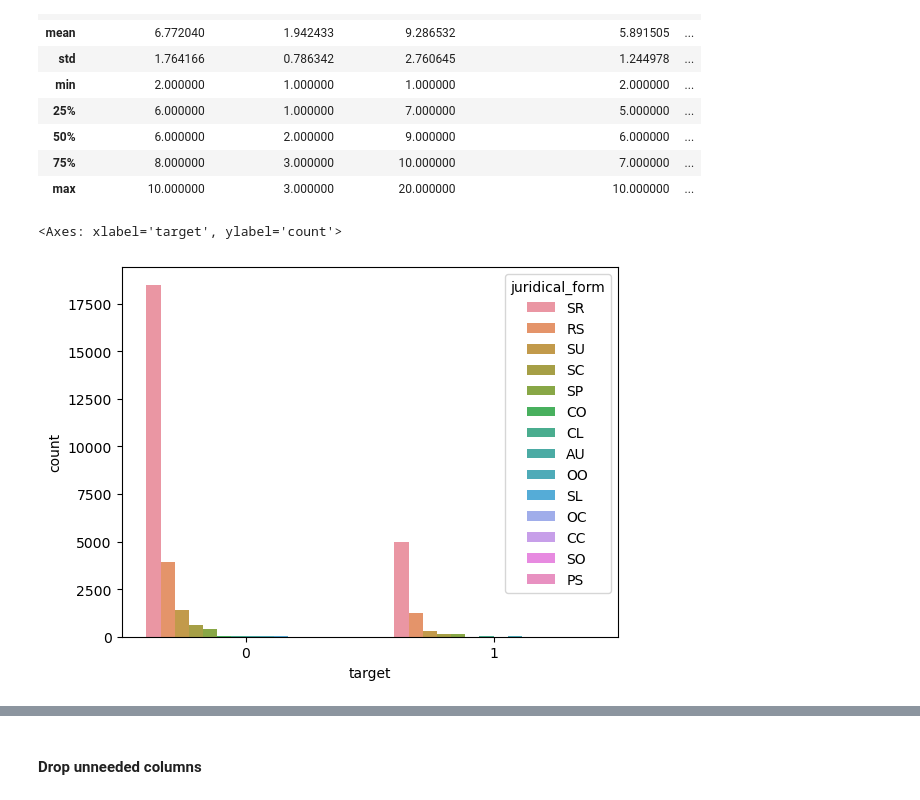
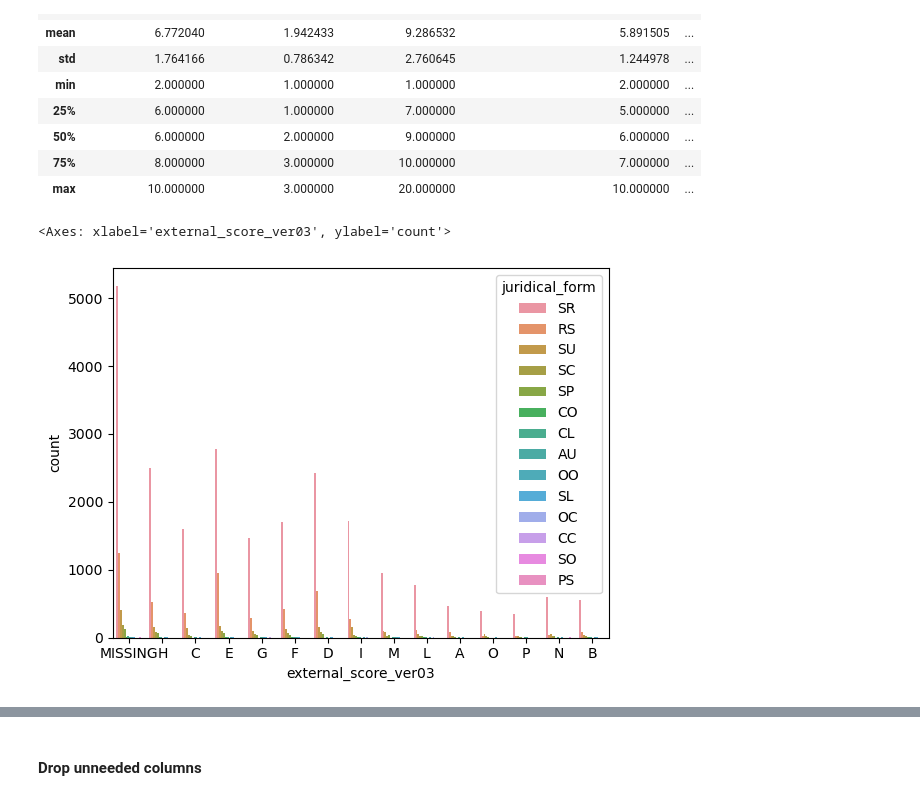
Before and after one commit to DanielGuarnizo/HACK4SDS, a Jupyter notebook: Dataset_DAY1/code.ipynb, the cells around one changed output, grey strips where cells are left out. Drawn from its saved outputs; the diff is of its cells as text; code cells hidden in the pictures.

```diff
--- a/Dataset_DAY1/code.ipynb
+++ b/Dataset_DAY1/code.ipynb
@@ -37,7 +37,7 @@ train_dataset.describe()
 # %%
 #train_dataset.values.sum()
 # %%
-sns.countplot(x='target', hue= 'juridical_form', data= train_dataset)
+sns.countplot(x='external_score_ver03', hue= 'juridical_form', data= train_dataset)
 # %% [output]
-<Axes: xlabel='target', ylabel='count'>
+<Axes: xlabel='external_score_ver03', ylabel='count'>
-[figure, old version]
+[figure, new version]
```
Also changed, not shown: parts of 55 cells of this notebook, 6 other files.
